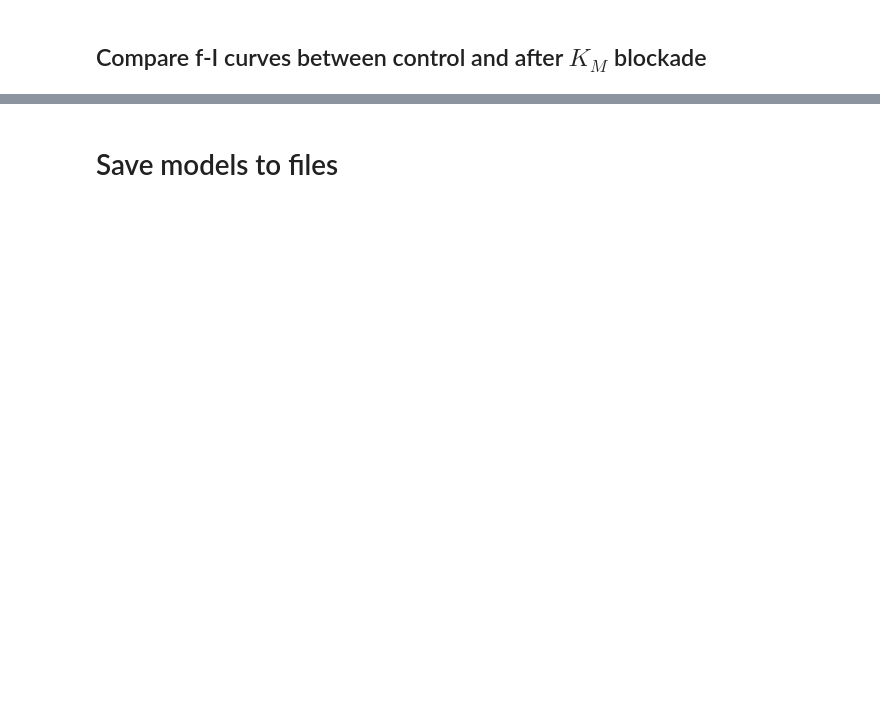
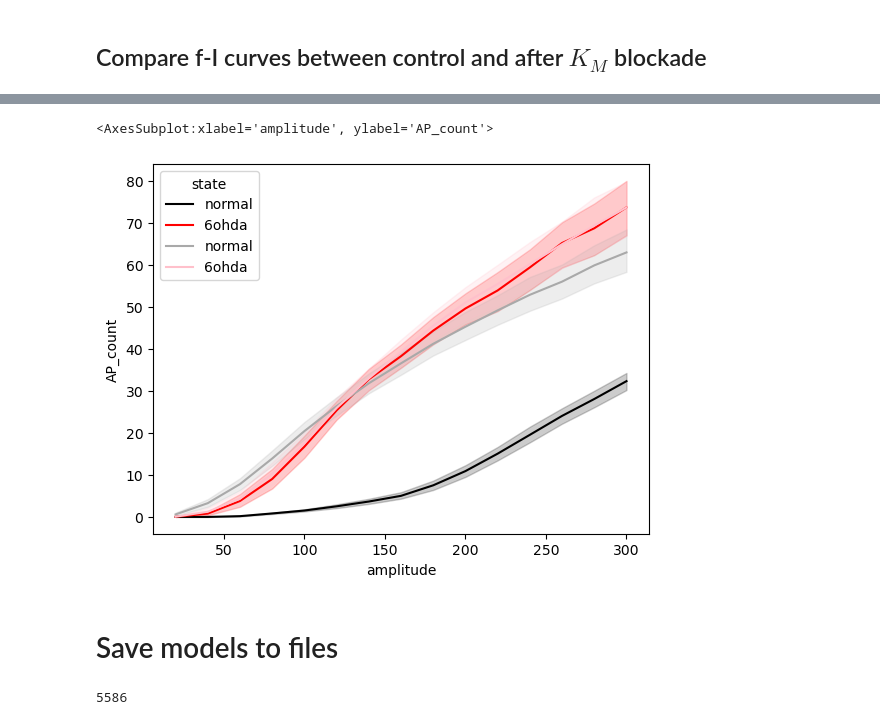
Before and after one commit to FrancescoCavarretta/VMOptimizer, a Jupyter notebook: QualityCheck1.ipynb, the cells around one changed output, grey strips where cells are left out. Cells and saved outputs as stored; diff of their text form; code cells hidden in the pictures; blank space fills up the shorter version.

```diff
--- a/QualityCheck1.ipynb
+++ b/QualityCheck1.ipynb
@@ -212,6 +203,0 @@ df_no_km.groupby(['state', 'protocol']).voltage_base.describe()[['mean', 'std']]
-# %%
-# remove neurons that fires spontaneously after KM blockade
-df_no_km.drop(df_no_km.loc[df_no_km['AP_count_before_stim'] > 0].index.drop_duplicates(), inplace=True)
-# %%
-# select neurons
-df = df.loc[df_no_km.index.drop_duplicates(), :]
@@ -231,20 +208,32 @@ Name: state, dtype: int64
 sim_curve = df[df['protocol']=='fi'].groupby(['state', 'amplitude', 'duration', 'cellid', 'seed'])[['AP_count']].mean().reset_index().set_index(['cellid', 'seed', 'state'])
 sim_curve_no_km = df_no_km[df_no_km['protocol']=='fi'].groupby(['state', 'amplitude', 'duration', 'cellid', 'seed'])[['AP_count']].mean().reset_index().set_index(['cellid', 'seed', 'state'])
 # %%
-alpha_accept = 0.01 # p value threshold
-alpha_reject = 0.01
+# p values threshold
+alpha = 0.1
 
 for k in sim_curve.index.drop_duplicates():
     # select curve for one neuron
     _sim_curve = sim_curve.loc[k, :].reset_index()[['amplitude', 'AP_count']].sort_values(by='amplitude')
     _sim_curve_no_km = sim_curve_no_km.loc[k, :].reset_index()[['amplitude', 'AP_count']].sort_values(by='amplitude')
 
-    # compare normal vs xe991 curves
-    p = stats.ranksums(_sim_curve.to_numpy()[:, 1], _sim_curve_no_km.to_numpy()[:, 1] )[1]
+    # tendency of firing (whether increase or decrease after M blockade)
+    tendency = (_sim_curve.set_index('amplitude')['AP_count'] - _sim_curve_no_km.set_index('amplitude')['AP_count']).mean()
 
-    if  (k[2] == 'normal' and p >= alpha_reject) or (k[2] == '6ohda' and p < alpha_accept):
+    if tendency > 0:
         df.drop(df[(df[['cellid', 'seed', 'state']] == k).all(axis=1)].index, inplace=True)
         df_no_km.drop(df_no_km[(df_no_km[['cellid', 'seed', 'state']] == k).all(axis=1)].index, inplace=True)
+    else:
+        # compare normal vs xe991 curves
+        p = stats.ranksums(_sim_curve.to_numpy()[:, 1], _sim_curve_no_km.to_numpy()[:, 1] )[1]
+
+        # rheobase
+        rheo = _sim_curve.loc[_sim_curve[_sim_curve['AP_count'] >= 3].index[0], 'amplitude']
+        rheo_no_km = _sim_curve_no_km.loc[_sim_curve_no_km[_sim_curve_no_km['AP_count'] >= 3].index[0], 'amplitude']
+
+        if (k[2] == '6ohda' and (p < (1-alpha) or abs(rheo-rheo_no_km) > 0)) or \
+        (k[2] == 'normal' and (p >= alpha or abs(rheo-rheo_no_km) > 100)):
+            df.drop(df[(df[['cellid', 'seed', 'state']] == k).all(axis=1)].index, inplace=True)
+            df_no_km.drop(df_no_km[(df_no_km[['cellid', 'seed', 'state']] == k).all(axis=1)].index, inplace=True)
 # %%
 df[['cellid', 'seed', 'state']].drop_duplicates()['state'].value_counts()
 # %% [output]
@@ -265,5 +256,15 @@ stats.ranksums(sim_curve[sim_curve.state == 'normal'].to_numpy()[:, 2], exp_curv
+# %%
+ax = sns.lineplot(data=df[df['protocol'] == 'fi'], x='amplitude', y='AP_count', hue='state', palette=['black', 'red'], hue_order=['normal', '6ohda'])
+sns.lineplot(data=df_no_km[df_no_km['protocol'] == 'fi'], x='amplitude', y='AP_count', hue='state', palette=['darkgray', 'pink'], hue_order=['normal', '6ohda'], ax=ax)
+# %% [output]
+<AxesSubplot:xlabel='amplitude', ylabel='AP_count'>
+[figure, added]
 # %% [markdown]
 # Save models to files
+# %%
+len(np.load('hof_chk0.npy', allow_pickle=True).tolist())
+# %% [output]
+5586
 # %%
 def filter_models(filename, id_list, fileout=None):
     good_models = {}
```
Also changed, not shown: parts of 47 cells of this notebook, 4 other files.
